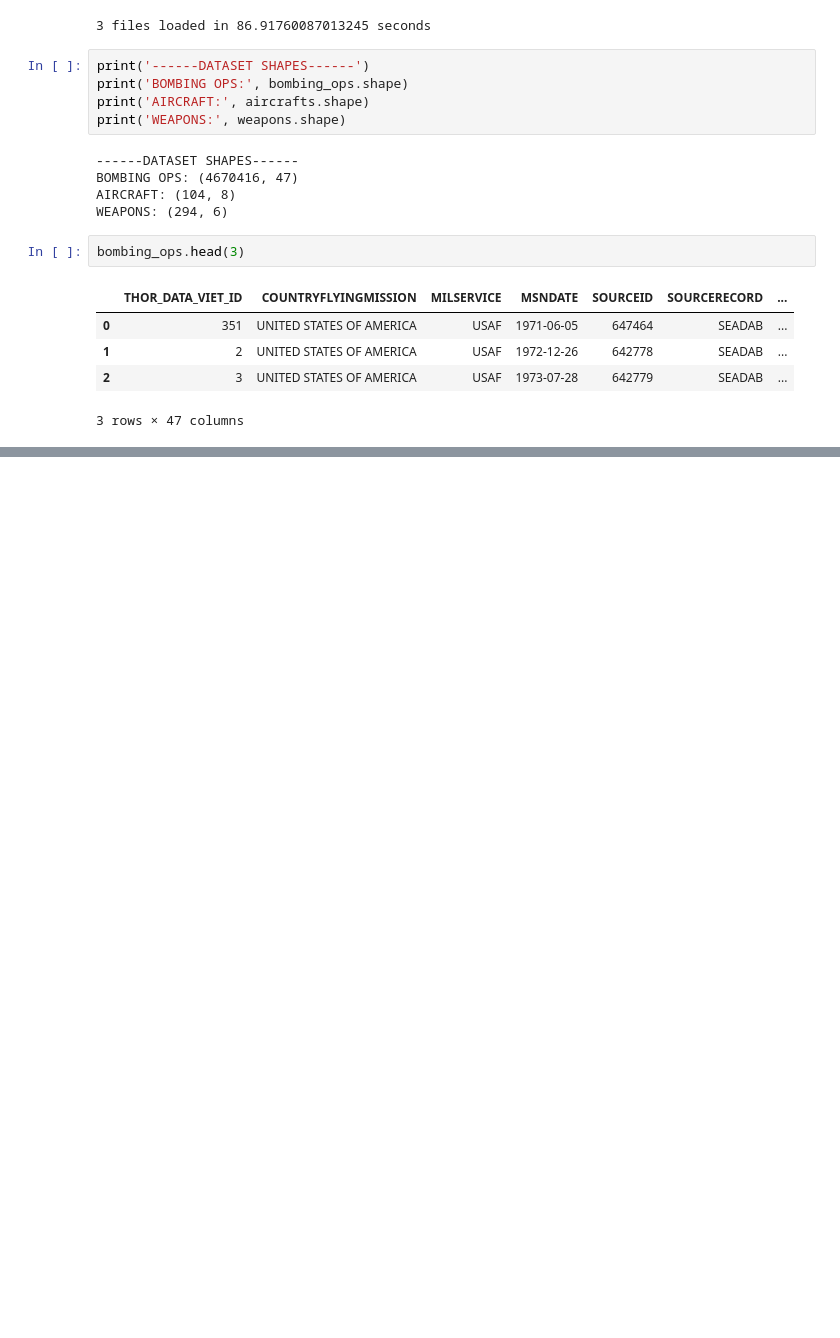
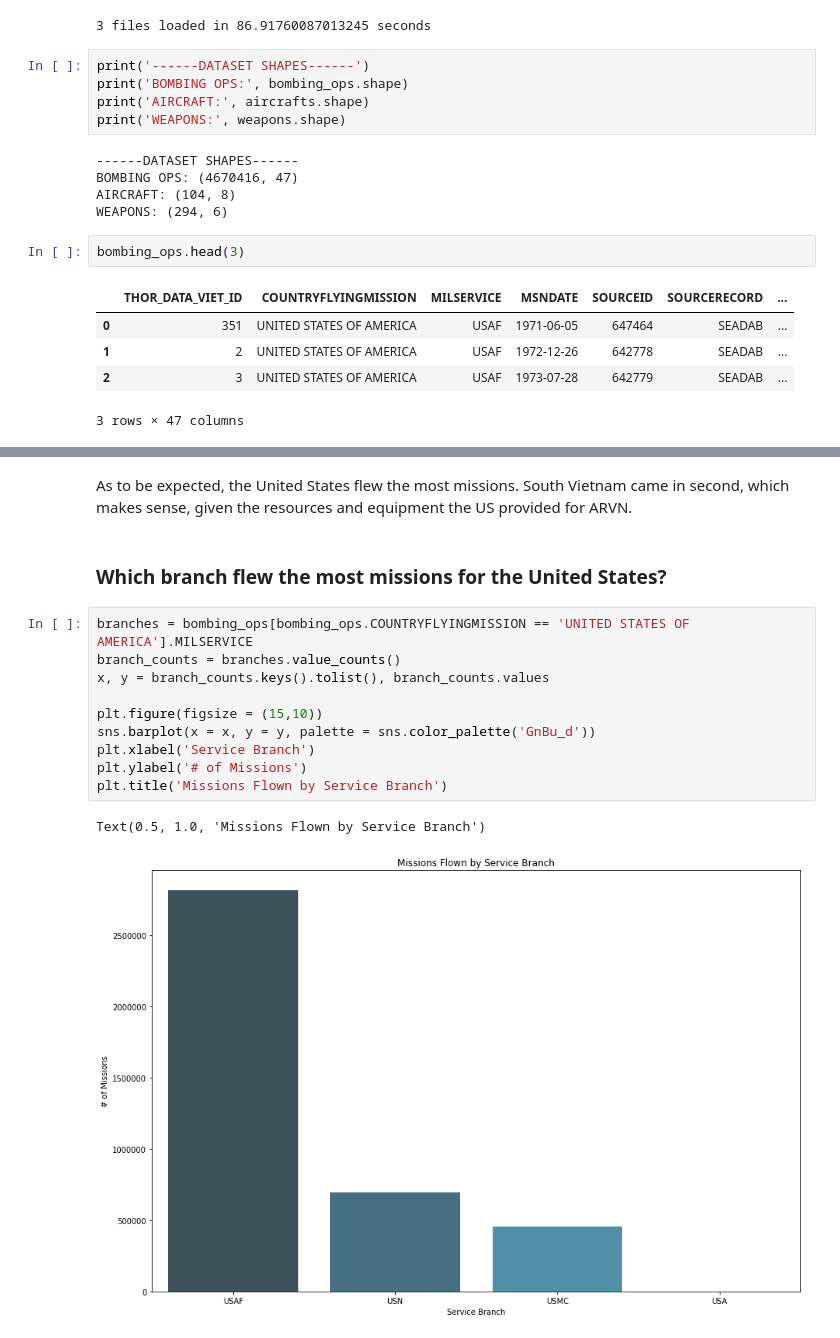
Before and after one commit to tengdann/si618-final, a Jupyter notebook: si618-final.ipynb, the cells around one changed output, grey strips where cells are left out. Saved outputs shown, nothing was run; the diff lists cells and outputs as text; blank space fills up the shorter version.

```diff
--- a/si618-final.ipynb
+++ b/si618-final.ipynb
@@ -70,0 +115,17 @@ weapons.head(3)
+# %% [markdown]
+As to be expected, the United States flew the most missions. South Vietnam came in second, which makes sense, given the resources and equipment the US provided for ARVN.
+# %% [markdown]
+### Which branch flew the most missions for the United States?
+# %%
+branches = bombing_ops[bombing_ops.COUNTRYFLYINGMISSION == 'UNITED STATES OF AMERICA'].MILSERVICE
+branch_counts = branches.value_counts()
+x, y = branch_counts.keys().tolist(), branch_counts.values
+
+plt.figure(figsize = (15,10))
+sns.barplot(x = x, y = y, palette = sns.color_palette('GnBu_d'))
+plt.xlabel('Service Branch')
+plt.ylabel('# of Missions')
+plt.title('Missions Flown by Service Branch')
+# %% [output]
+Text(0.5, 1.0, 'Missions Flown by Service Branch')
+[figure, added]
```
Also changed, not shown: parts of 6 cells of this notebook.
